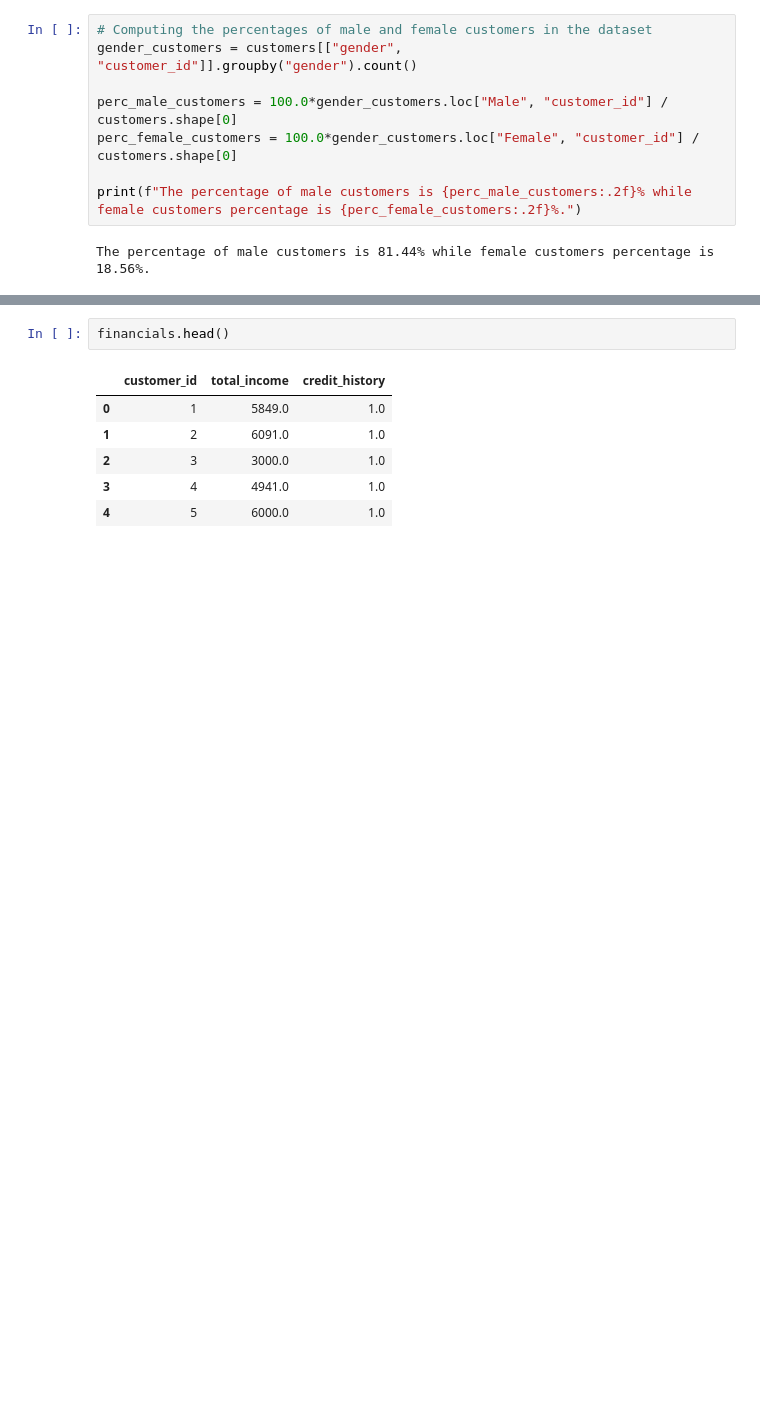
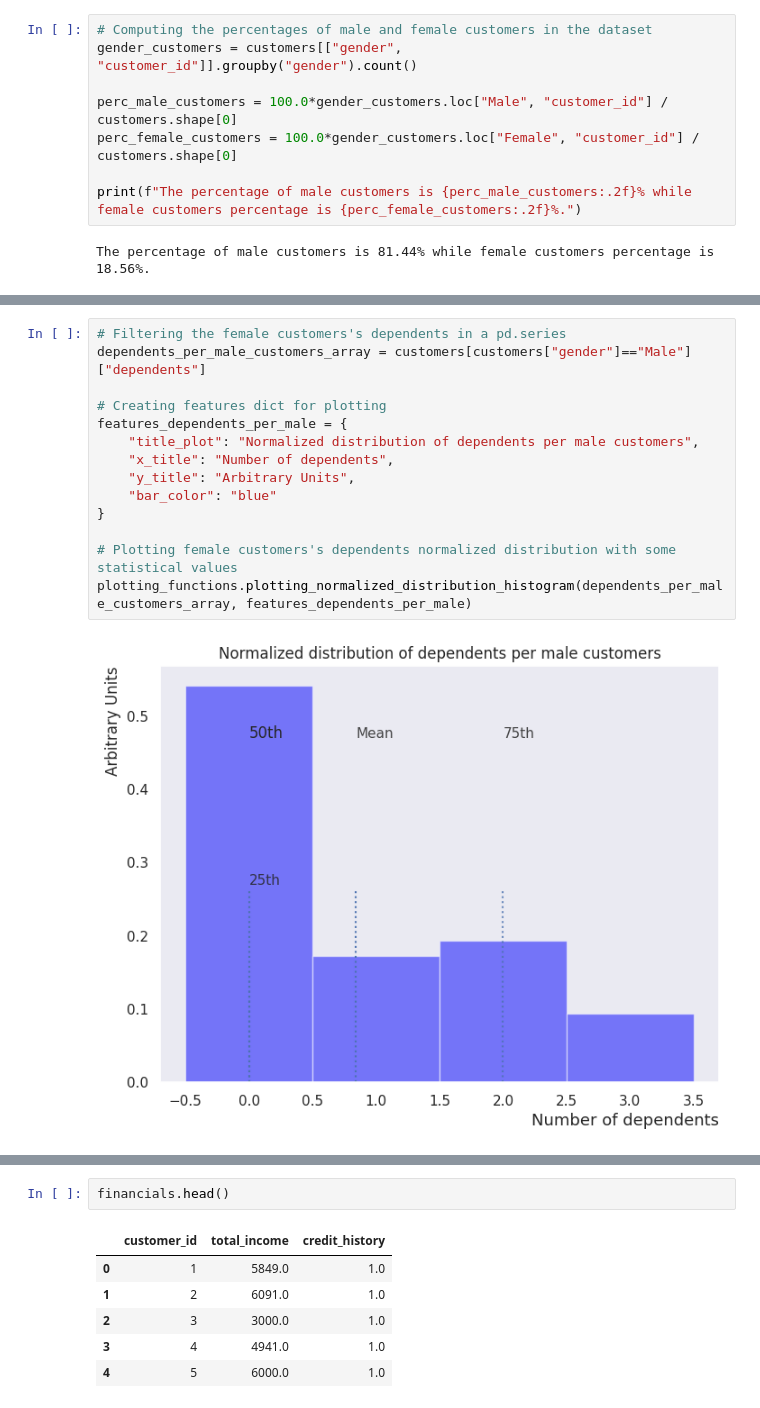
Before and after one commit to Miagarciaru/data_analytics_portafolio, a Jupyter notebook: loan_approval_prediction_using_ML/etl/EDA_database.ipynb, the cells around one changed output, grey strips where cells are left out. Cells and saved outputs as stored; diff of their text form; blank space fills up the shorter version.

```diff
--- a/loan_approval_prediction_using_ML/etl/EDA_database.ipynb
+++ b/loan_approval_prediction_using_ML/etl/EDA_database.ipynb
@@ -120,0 +292,16 @@ educated_married_customers
+# %%
+# Filtering the female customers's dependents in a pd.series
+dependents_per_male_customers_array = customers[customers["gender"]=="Male"]["dependents"]
+
+# Creating features dict for plotting
+features_dependents_per_male = {
+    "title_plot": "Normalized distribution of dependents per male customers",
+    "x_title": "Number of dependents",
+    "y_title": "Arbitrary Units",
+    "bar_color": "blue"
+}
+
+# Plotting female customers's dependents normalized distribution with some statistical values
+plotting_functions.plotting_normalized_distribution_histogram(dependents_per_male_customers_array, features_dependents_per_male)
+# %% [output]
+[figure, added]
```
Also changed, not shown: parts of 16 cells of this notebook, 1 other file.
